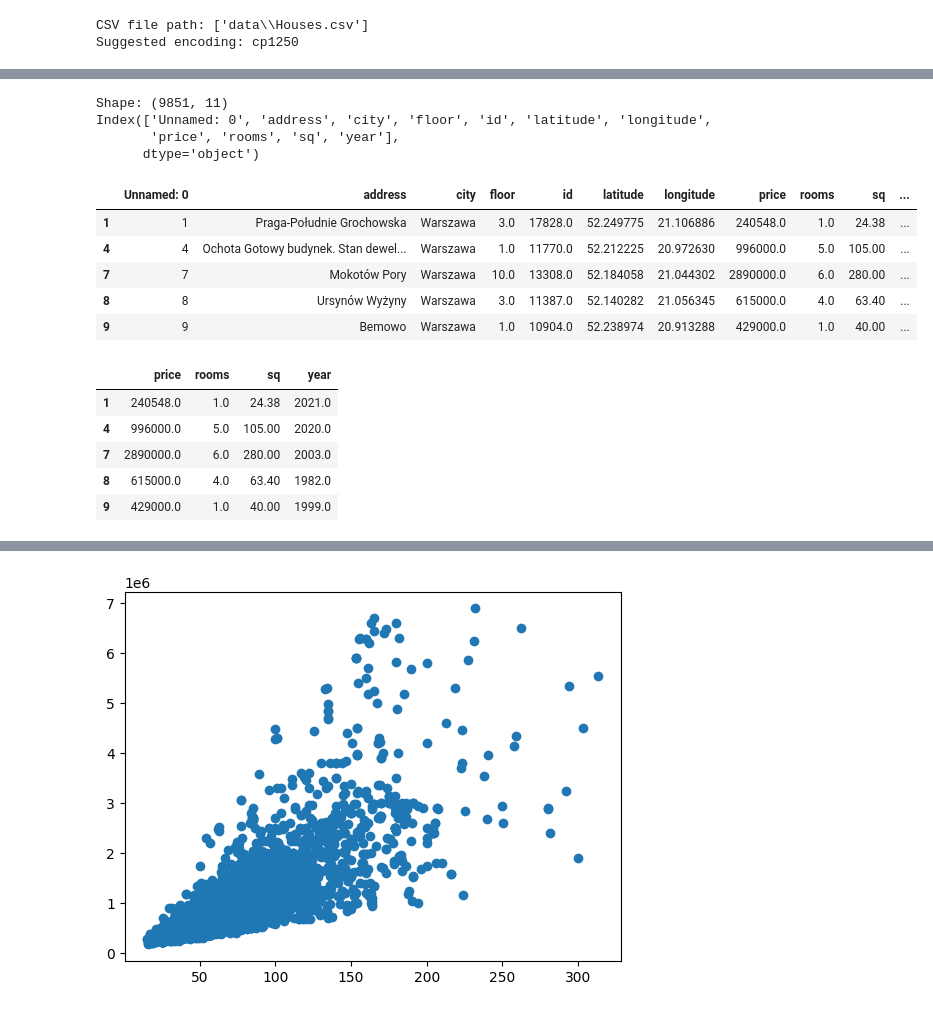
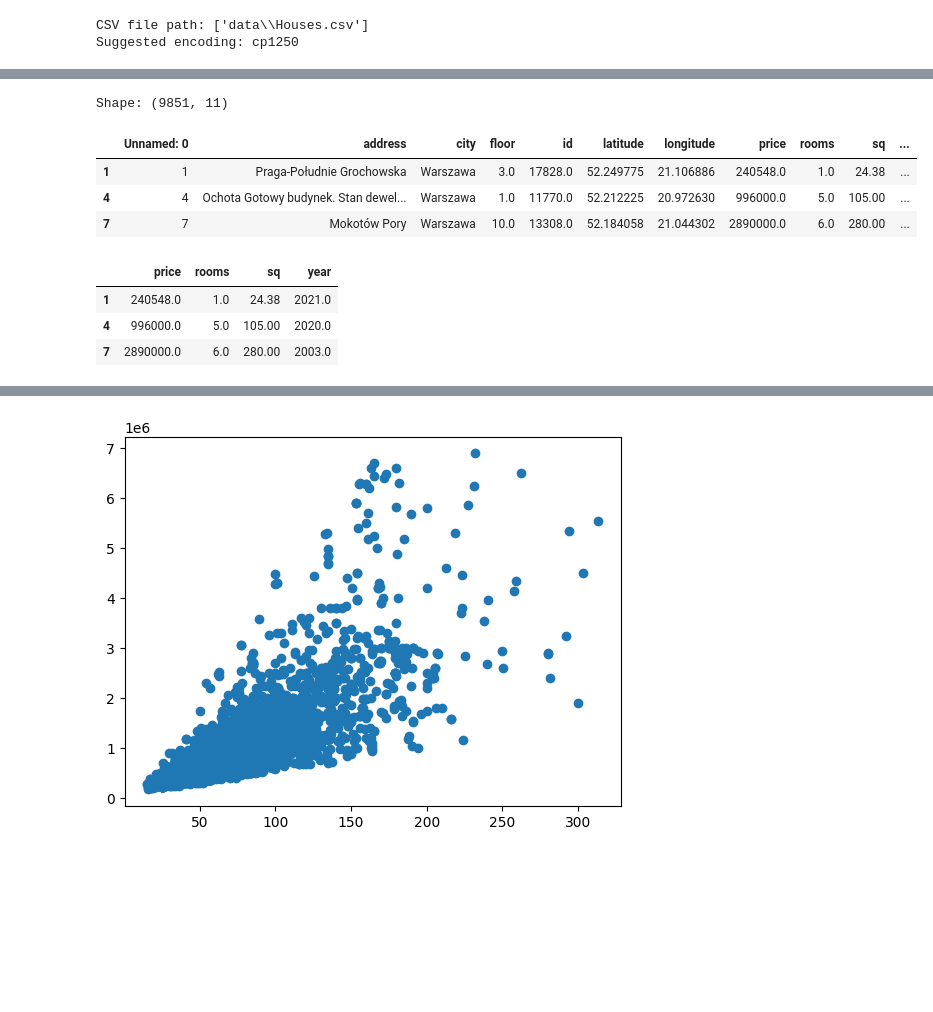
Before and after one commit to M4rselo/Warsaw-Housing-Model, a Jupyter notebook: pl_linear_regression.ipynb, the cells around one changed output, grey strips where cells are left out. Drawn from its saved outputs; the diff is of its cells as text; code cells hidden in the pictures; blank space fills up the shorter version.

```diff
--- a/pl_linear_regression.ipynb
+++ b/pl_linear_regression.ipynb
@@ -47,26 +29,19 @@ memory usage: 2.0+ MB
 # %%
 wwa_data = house_data[house_data.city == 'Warszawa'].copy()
-print("Shape:", wwa_data.shape)
-print(wwa_data.columns)
-wwa_data.head()
+
+print("Shape:", wwa_data.shape, '\n')
+wwa_data.head(3)
 # %% [output]
 Shape: (9851, 11)
-Index(['Unnamed: 0', 'address', 'city', 'floor', 'id', 'latitude', 'longitude',
-       'price', 'rooms', 'sq', 'year'],
-      dtype='object')
 |  | Unnamed: 0 | address | city | floor | id | latitude | longitude | price | rooms | sq | ... |
 | 1 | 1 | Praga-Południe Grochowska | Warszawa | 3.0 | 17828.0 | 52.249775 | 21.106886 | 240548.0 | 1.0 | 24.38 | ... |
 | 4 | 4 | Ochota Gotowy budynek. Stan dewel... | Warszawa | 1.0 | 11770.0 | 52.212225 | 20.972630 | 996000.0 | 5.0 | 105.00 | ... |
 | 7 | 7 | Mokotów Pory | Warszawa | 10.0 | 13308.0 | 52.184058 | 21.044302 | 2890000.0 | 6.0 | 280.00 | ... |
-| 8 | 8 | Ursynów Wyżyny | Warszawa | 3.0 | 11387.0 | 52.140282 | 21.056345 | 615000.0 | 4.0 | 63.40 | ... |
-| 9 | 9 | Bemowo | Warszawa | 1.0 | 10904.0 | 52.238974 | 20.913288 | 429000.0 | 1.0 | 40.00 | ... |
 # %%
 wwa_data = wwa_data.drop(columns=['Unnamed: 0', 'address', 'city', 'id', 'latitude', 'longitude', 'floor'], errors='ignore')
-wwa_data.head()
+wwa_data.head(3)
 # %% [output]
 |  | price | rooms | sq | year |
 | 1 | 240548.0 | 1.0 | 24.38 | 2021.0 |
 | 4 | 996000.0 | 5.0 | 105.00 | 2020.0 |
 | 7 | 2890000.0 | 6.0 | 280.00 | 2003.0 |
-| 8 | 615000.0 | 4.0 | 63.40 | 1982.0 |
-| 9 | 429000.0 | 1.0 | 40.00 | 1999.0 |
```
Also changed, not shown: parts of 31 cells of this notebook.
